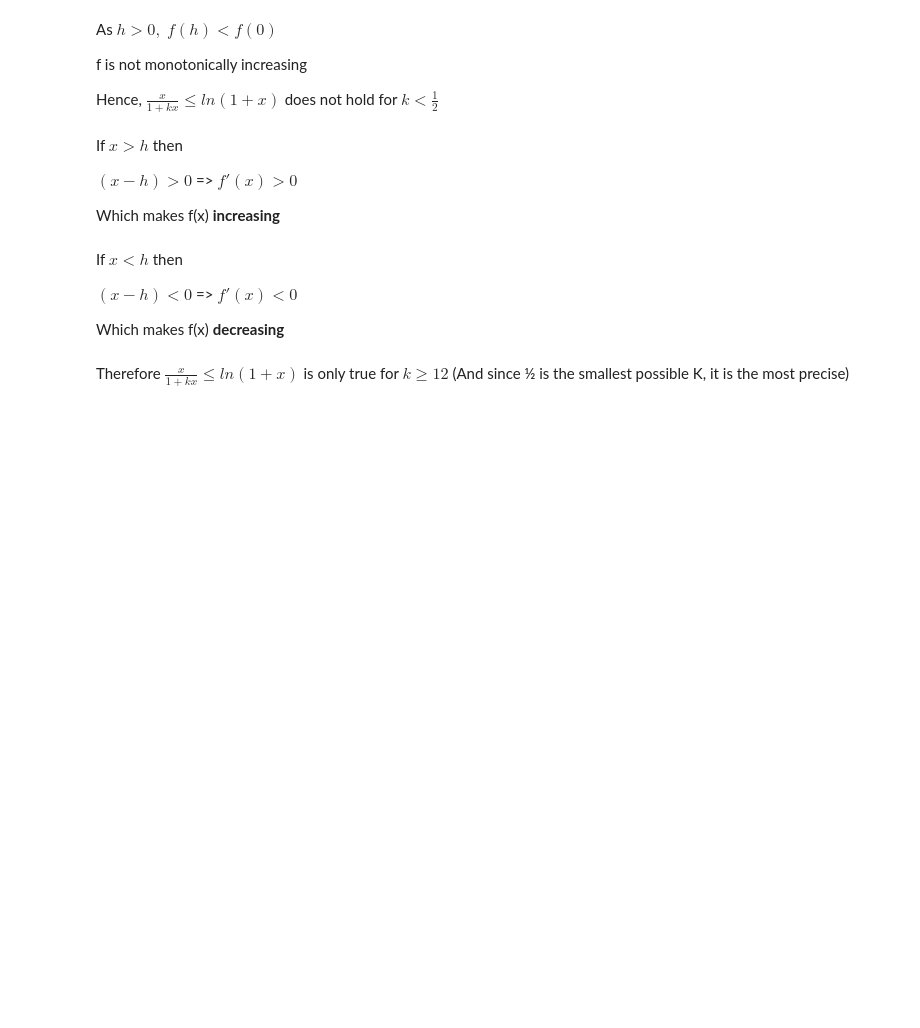
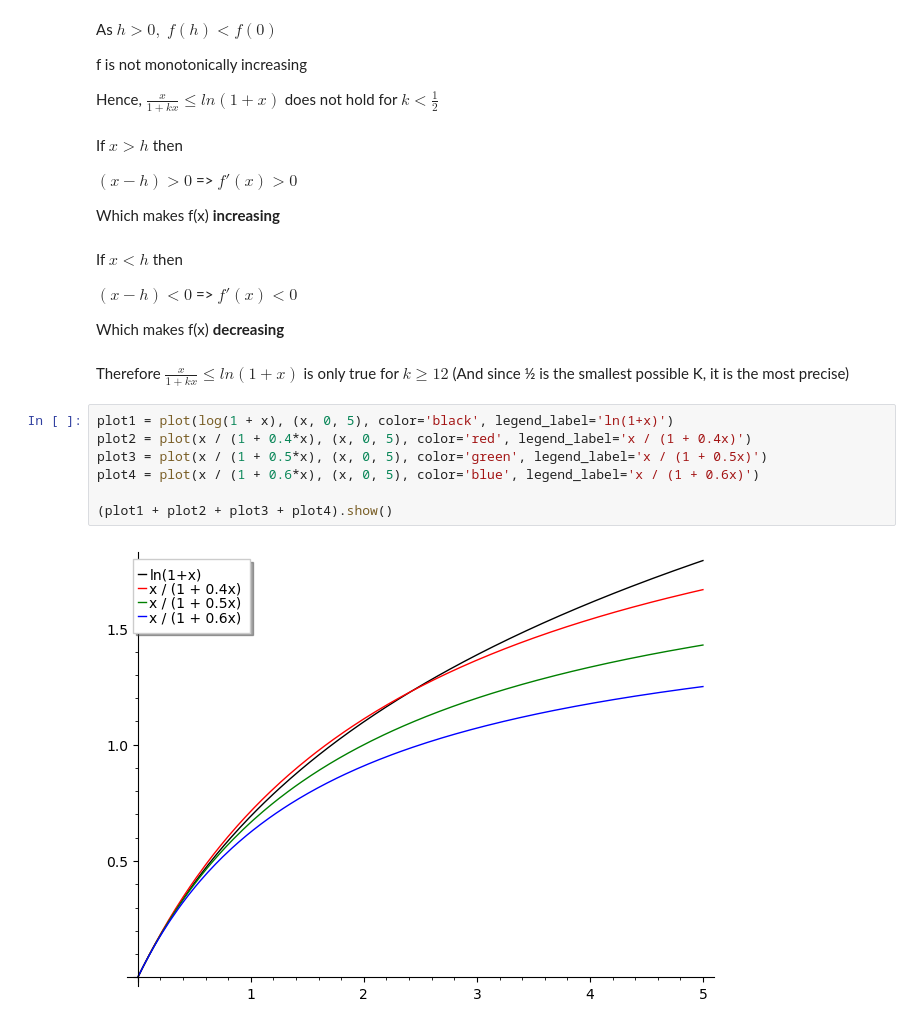
Before and after one commit to murphyrobbit18/MATH-2000, a Jupyter notebook: part3.ipynb, the cells around one changed output. Cells and saved outputs as stored; diff of their text form; blank space fills up the shorter version.

Commit message:
part 3 - going graphic

```diff
--- a/part3.ipynb
+++ b/part3.ipynb
@@ -70,3 +69,12 @@ Which makes f(x) **decreasing**
 # %% [markdown]
 Therefore $\frac{x}{1+kx} \le ln(1+x)$ is only true for $k \ge 12$
 (And since ½ is the smallest possible K, it is the most precise)
+# %%
+plot1 = plot(log(1 + x), (x, 0, 5), color='black', legend_label='ln(1+x)')
+plot2 = plot(x / (1 + 0.4*x), (x, 0, 5), color='red', legend_label='x / (1 + 0.4x)')
+plot3 = plot(x / (1 + 0.5*x), (x, 0, 5), color='green', legend_label='x / (1 + 0.5x)')
+plot4 = plot(x / (1 + 0.6*x), (x, 0, 5), color='blue', legend_label='x / (1 + 0.6x)')
+
+(plot1 + plot2 + plot3 + plot4).show()
+# %% [output]
+[figure, added]
```
Also changed, not shown: parts of 1 cell of this notebook.
